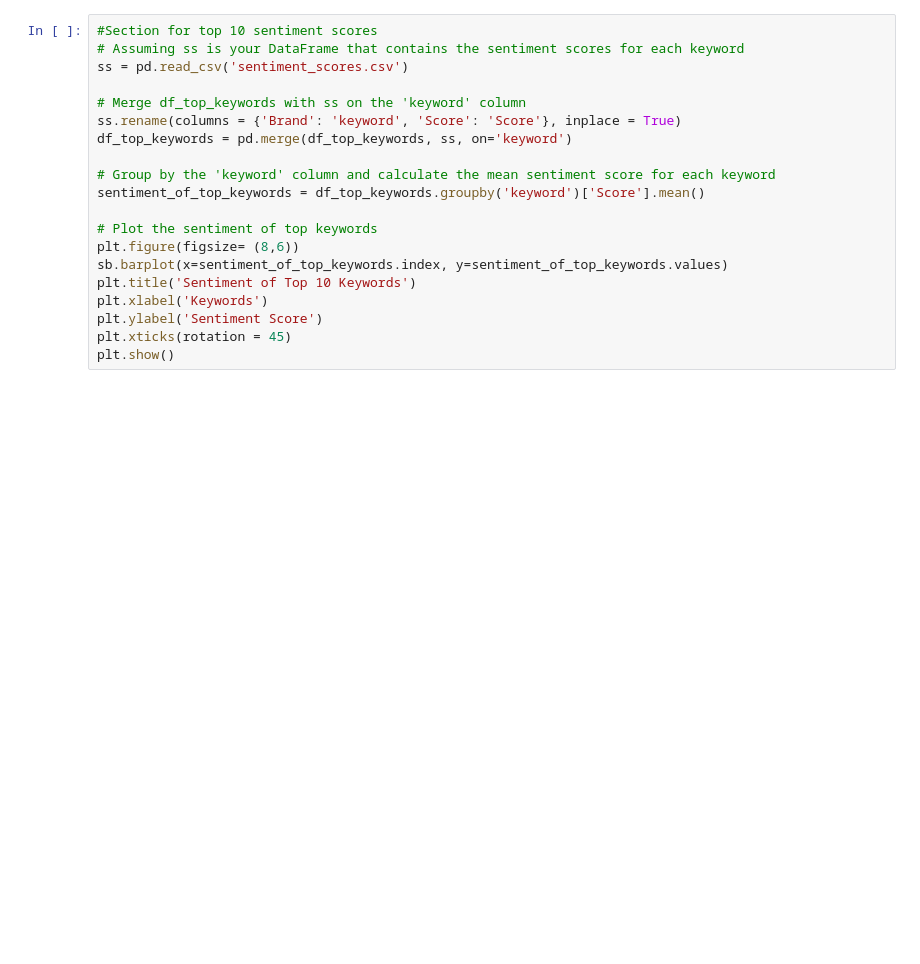
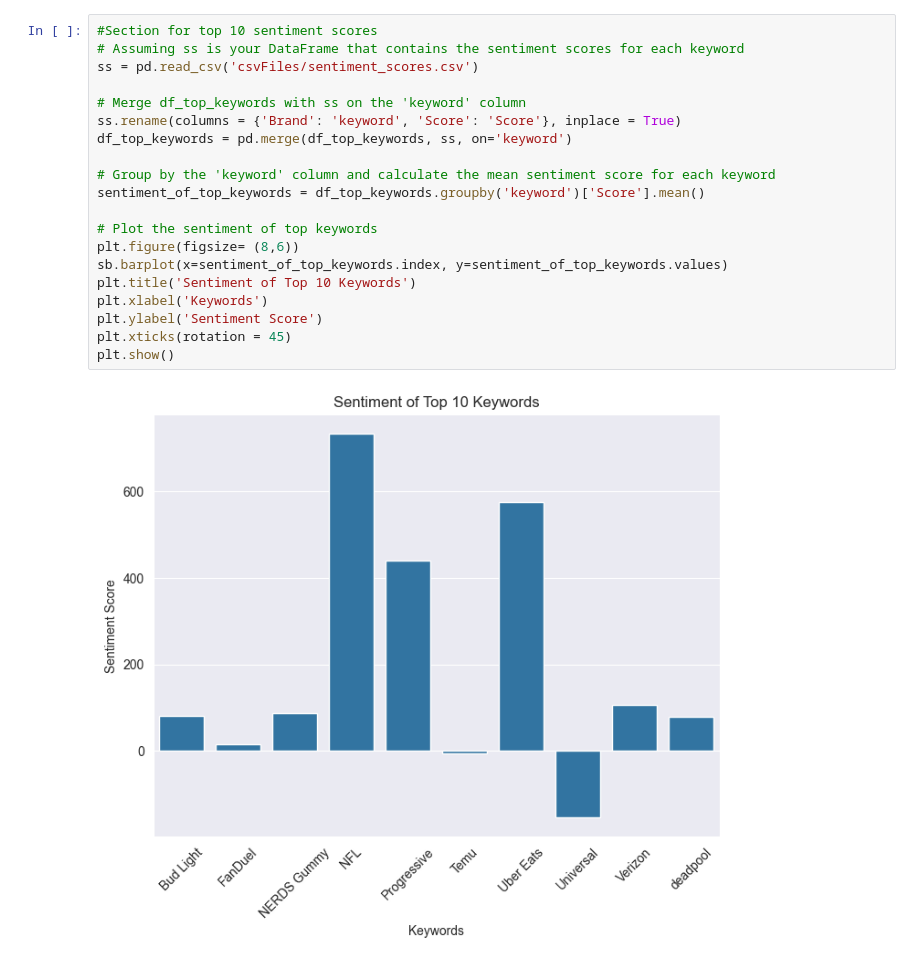
Before and after one commit to MattSebahar/GameDayAnalytics2024, a Jupyter notebook: pandasTest.ipynb, the cells around one changed output. Cells and saved outputs as stored; diff of their text form; blank space fills up the shorter version.

```diff
--- a/pandasTest.ipynb
+++ b/pandasTest.ipynb
@@ -25,23 +49,25 @@ plt.show()
 # %%
 #Section for top 10 sentiment scores
 # Assuming ss is your DataFrame that contains the sentiment scores for each keyword
-ss = pd.read_csv('sentiment_scores.csv')
+ss = pd.read_csv('csvFiles/sentiment_scores.csv')
 
 # Merge df_top_keywords with ss on the 'keyword' column
 ss.rename(columns = {'Brand': 'keyword', 'Score': 'Score'}, inplace = True)
 df_top_keywords = pd.merge(df_top_keywords, ss, on='keyword')
 
 # Group by the 'keyword' column and calculate the mean sentiment score for each keyword
 sentiment_of_top_keywords = df_top_keywords.groupby('keyword')['Score'].mean()
 
 # Plot the sentiment of top keywords
 plt.figure(figsize= (8,6))
 sb.barplot(x=sentiment_of_top_keywords.index, y=sentiment_of_top_keywords.values)
 plt.title('Sentiment of Top 10 Keywords')
 plt.xlabel('Keywords')
 plt.ylabel('Sentiment Score')
 plt.xticks(rotation = 45)
 plt.show()
+# %% [output]
+[figure, added]
 # %%
 #Section for the lowest 10 sentiment scores
 # Get the bottom 10 sentiment scores
```
Also changed, not shown: parts of 10 cells of this notebook, 6 other files.
